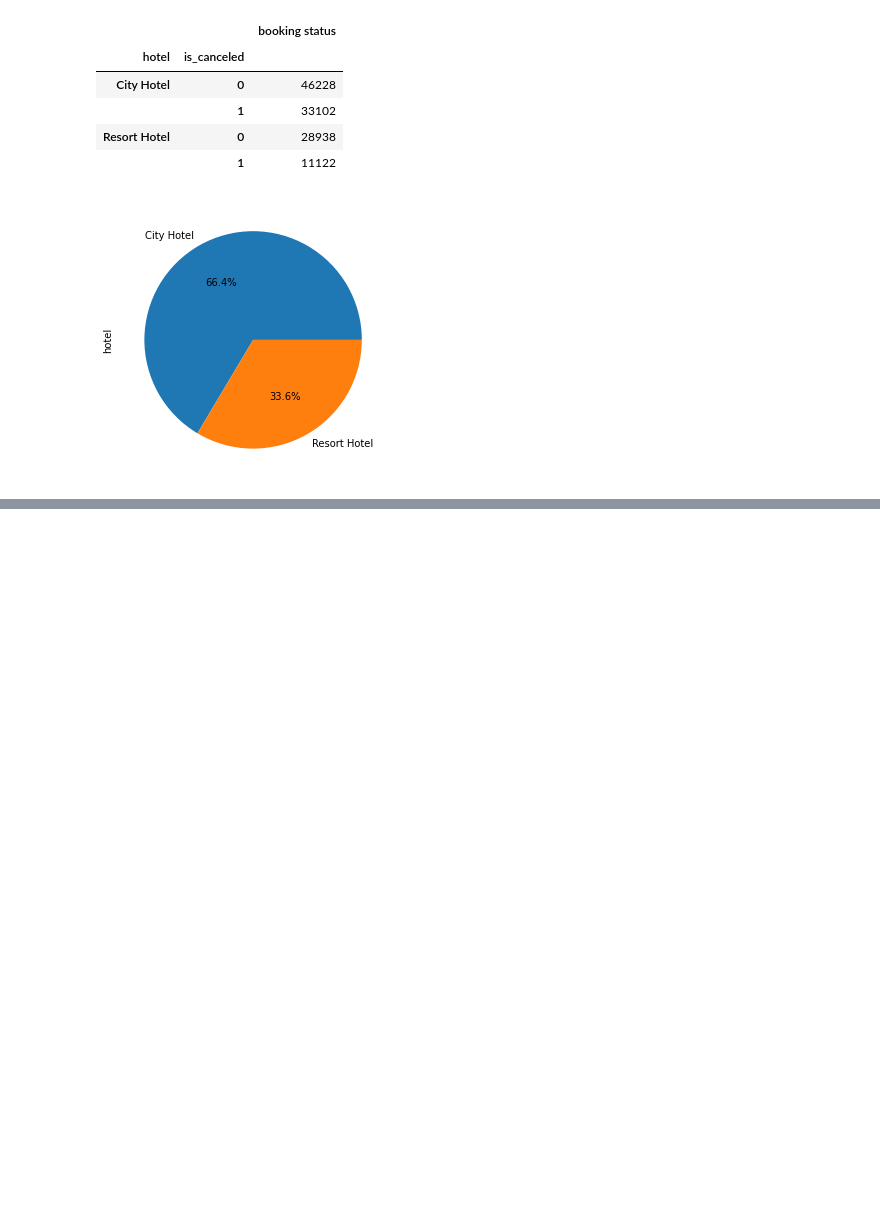
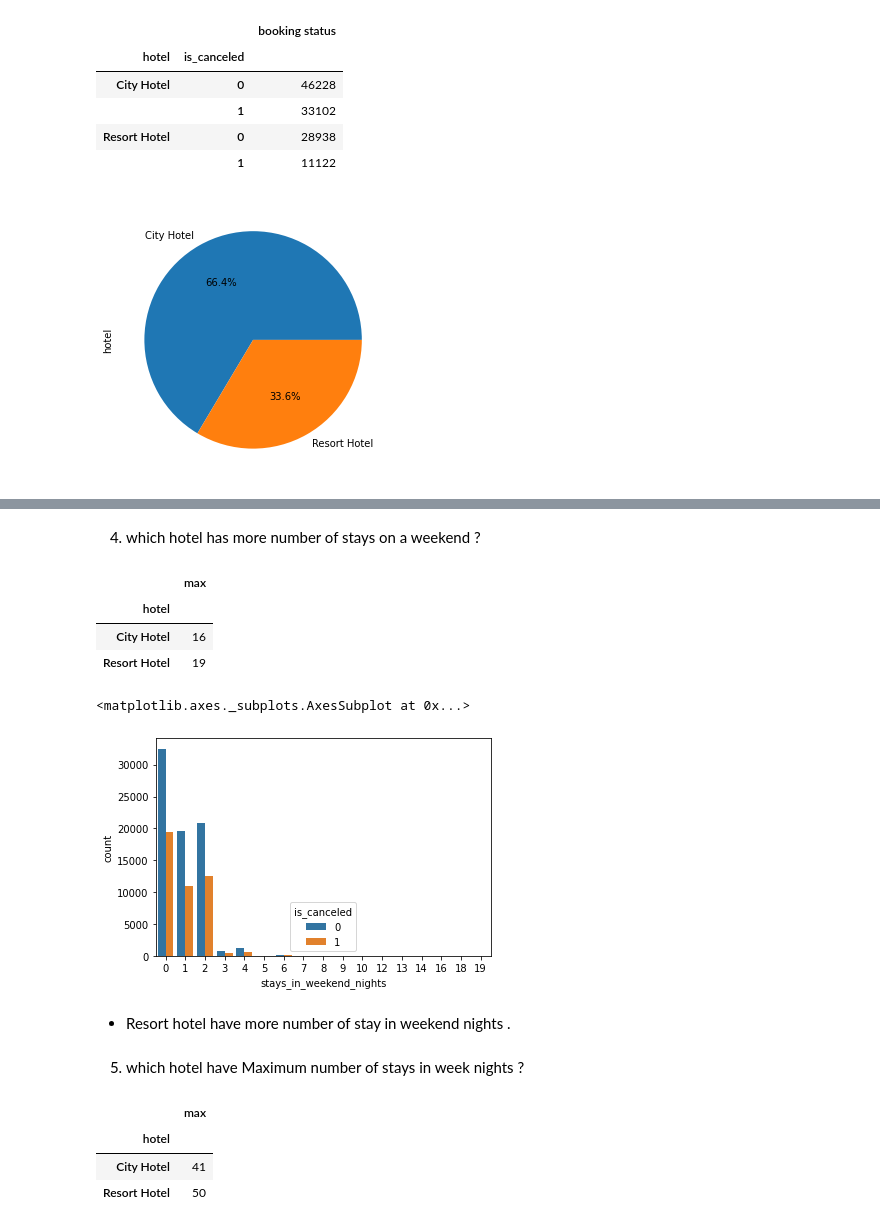
Before and after one commit to 143biswajit/Hotel_booking_analysis, a Jupyter notebook: Hotel_Booking_Analysis_Capstone_Project.ipynb, the cells around one changed output, grey strips where cells are left out. Drawn from its saved outputs; the diff is of its cells as text; code cells hidden in the pictures; blank space fills up the shorter version.

```diff
--- a/Hotel_Booking_Analysis_Capstone_Project.ipynb
+++ b/Hotel_Booking_Analysis_Capstone_Project.ipynb
@@ -377,0 +405,26 @@ plot = hotel_df['hotel'].value_counts().plot.pie(x ='City Hotel', y = 'Resort Ho
+# %% [markdown]
+4. which hotel has more number of stays on a weekend ?
+# %%
+hotel_df.groupby(["hotel"])["stays_in_weekend_nights"].agg(["max"])
+# %% [output]
+|  | max |
+| hotel |  |
+| City Hotel | 16 |
+| Resort Hotel | 19 |
+# %%
+# BY the visualization
+sns.countplot(data=hotel_df,x ='stays_in_weekend_nights',hue = 'is_canceled')
+# %% [output]
+<matplotlib.axes._subplots.AxesSubplot at 0x...>
+[figure, added]
+# %% [markdown]
+* Resort hotel have more number of stay in weekend nights .
+# %% [markdown]
+5.  which hotel have Maximum number of stays in week nights ?
+# %%
+hotel_df.groupby(["hotel"])["stays_in_week_nights"].agg(["max"])
+# %% [output]
+|  | max |
+| hotel |  |
+| City Hotel | 41 |
+| Resort Hotel | 50 |
```
Also changed, not shown: parts of 6 cells of this notebook.
